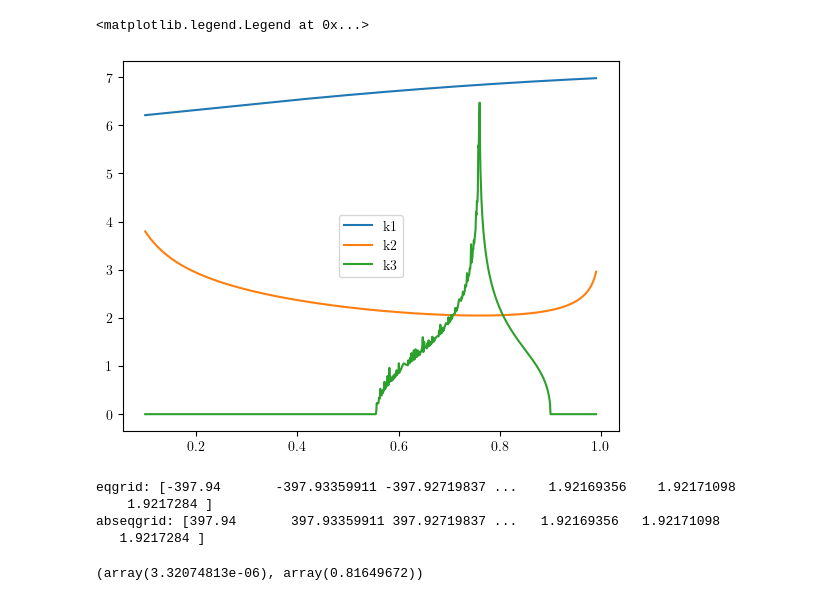
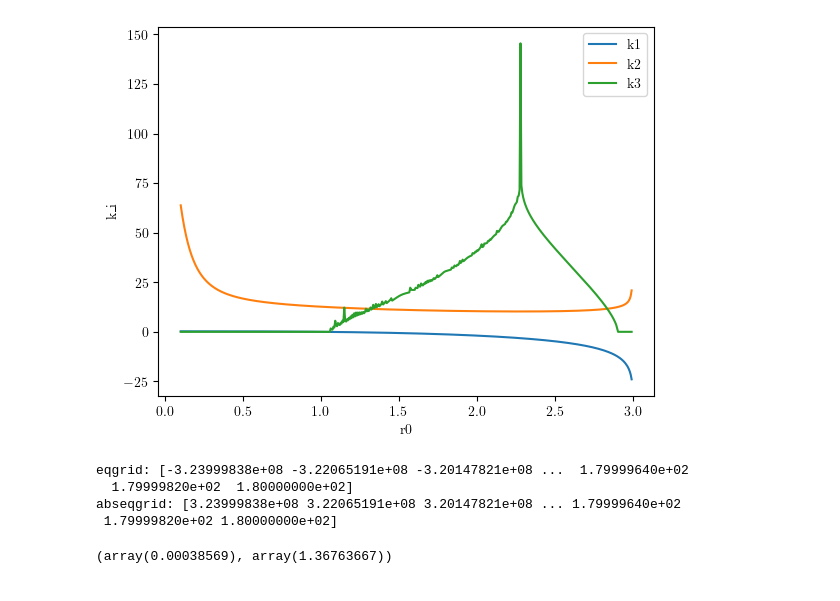
Before and after one commit to Bkorotko03/HoloProj, a Jupyter notebook: PertRNBH251110.ipynb, the cells around one changed output. Cells and saved outputs as stored; diff of their text form; code cells hidden in the pictures.

Commit message:
oh my god why is the sqrt broken, help me

```diff
--- a/PertRNBH251110.ipynb
+++ b/PertRNBH251110.ipynb
@@ -12,7 +14,7 @@ warnings.filterwarnings('ignore', category=DeprecationWarning)
 #Lets find some entropy
 # %%
 rmax = 1000000000
-num = 1000
+num = 500
 # %%
 #lets do a 4d planar BH
 d=4
@@ -61,7 +67,7 @@ def k1(r0grid,R):
         rbar = 1#R / 2
         rgrid = np.linspace(rbar,r0,num)
         integ = 1/f(rgrid,R)
-        mask = ~np.isnan(integ) & np.isfinite(integ)
+        mask = np.isfinite(integ)
         sum =  (4 * np.pi / beta(R)) * np.trapz(integ[mask],rgrid[mask])
         list.append(sum)
     return np.array(list)
@@ -72,7 +78,7 @@ def k2(r0grid,R):
         r0 = r0grid[i]
         rgrid = np.logspace(np.log10(R+0.001),np.log10(rmax),num)
         integ = (1 - 1/(np.sqrt(1+f(rgrid,R)*(rgrid**(2*d-4))/(gamma2(r0,R)))))/f(rgrid,R)
-        mask = ~np.isnan(integ) & np.isfinite(integ)
+        mask = np.isfinite(integ)
         sum = (2*np.pi/beta(R)) * np.trapz(integ[mask],rgrid[mask])
         list.append(sum)
     return np.array(list)
@@ -82,8 +88,8 @@ def k3(r0grid,R):
     for i in range(num):
         r0 = r0grid[i]
         rgrid = np.linspace(r0,R-0.1,num)
-        integ = (1 - 1/(np.sqrt(1+f(rgrid,R)*(rgrid**(2*d-4))/(gamma2(r0,R)))))/f(rgrid,R)
-        mask = ~np.isnan(integ) & np.isfinite(integ)
+        integ = (1 - 1/(np.sqrt(1+f(rgrid,R)*(rgrid**(2*d-4))/(gamma2(r0,R))))/f(rgrid,R))
+        mask = np.isfinite(integ)
         sum = (4*np.pi/beta(R)) * np.trapz(integ[mask],rgrid[mask])
         list.append(sum)
     return np.array(list)
@@ -92,7 +129,7 @@ def alpha(r0grid,R):
     return 2*np.exp(k1(r0grid,R)+k2(r0grid,R)+k3(r0grid,R))
 # %%
 #lets get an array relating r0 to alpha for fixed R=10
-R = 1
+R = 3
 r0grid = np.linspace(0.1,R-0.01,num)
 alphagrid = alpha(r0grid,R)
 
@@ -130,13 +187,15 @@ plt.show()
 # %%
 plt.plot(r0grid,k1grid,label='k1')
 plt.plot(r0grid,k2grid,label='k2')
 plt.plot(r0grid,k3grid,label='k3')
+plt.xlabel('r0')
+plt.ylabel('k_i')
 plt.legend()
 # plt.semilogx()
 # plt.semilogy()
+plt.show()
 # %% [output]
-<matplotlib.legend.Legend at 0x...>
-[figure, old version]
+[figure, new version]
 # %%
 def det(rgrid,R):
     # rough estimate of r_crit in EQ 40 of 1405.7365
@@ -146,13 +205,13 @@ def det(rgrid,R):
     minloc = np.argmin(np.abs(eqgrid))
     return eqgrid[minloc],rgrid[minloc]
 # %%
-det(np.linspace(0.1,R-0.1,1000000),R)
+det(np.linspace(0.001,R,1000000),R)
 # %% [output]
-eqgrid: [-397.94       -397.93359911 -397.92719837 ...    1.92169356    1.92171098
-    1.9217284 ]
-abseqgrid: [397.94       397.93359911 397.92719837 ...   1.92169356   1.92171098
-   1.9217284 ]
+eqgrid: [-3.23999838e+08 -3.22065191e+08 -3.20147821e+08 ...  1.79999640e+02
+  1.79999820e+02  1.80000000e+02]
+abseqgrid: [3.23999838e+08 3.22065191e+08 3.20147821e+08 ... 1.79999640e+02
+ 1.79999820e+02 1.80000000e+02]
-(array(3.32074813e-06), array(0.81649672))
+(array(0.00038569), array(1.36763667))
 # %%
 # ok so like
 # divergences are absolutely NOT what the taylor series in paper would suggest (except for k1 and like the rightmost bit of k2)
```
Also changed, not shown: parts of 9 cells of this notebook.
